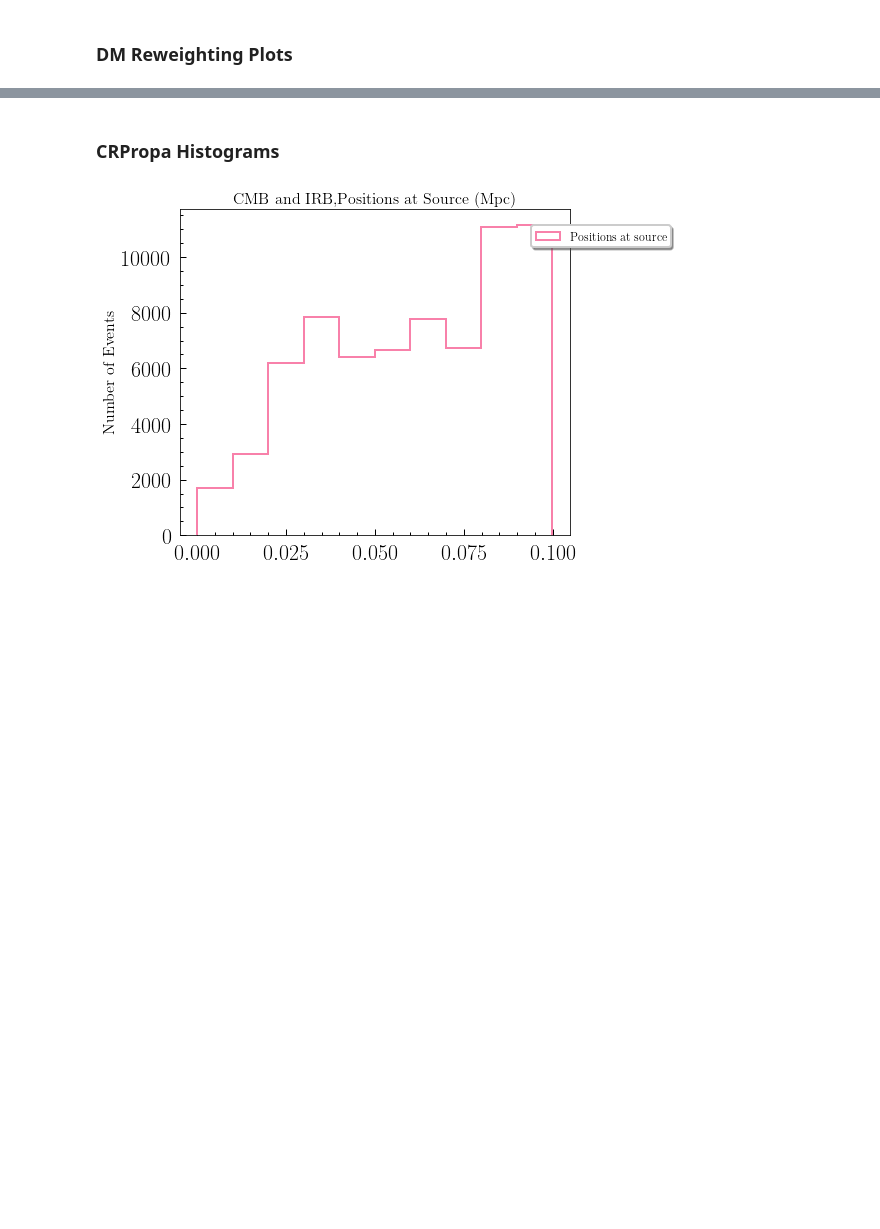
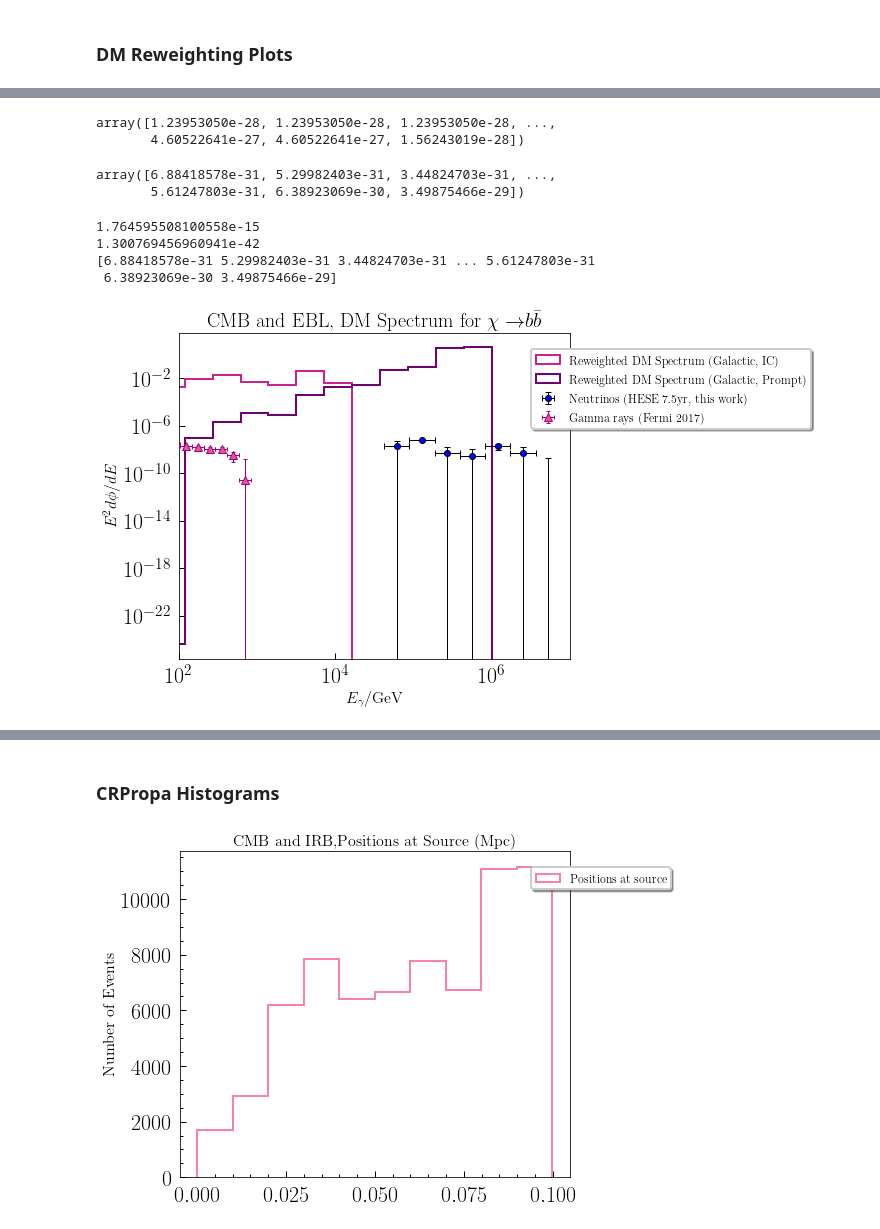
Before and after one commit to bskrzypek/Gamma-Ray-Constraints-on-DM, a Jupyter notebook: CRPropaScripts/DMSpectra3.ipynb, the cells around one changed output, grey strips where cells are left out. Drawn from its saved outputs; the diff is of its cells as text; code cells hidden in the pictures; blank space fills up the shorter version.

```diff
--- a/CRPropaScripts/DMSpectra3.ipynb
+++ b/CRPropaScripts/DMSpectra3.ipynb
@@ -123,10 +138,10 @@ def H(z):
     h = np.sqrt(omega_m*(1+z)**3+(1-omega_m))
     return h
 def weights_extragalactic(r,mDM,tauDM):
-    c = (1/(4*(np.pi)*mDM*tauDM))
+    a = (1/(4*(np.pi)*mDM*tauDM))
     z = (H0*r/c)*10**(-3) #converts distance in kpc to redshift
-    f = 1/(H0*H(z)*(1+z))
-    return c*f
+    f = (1+z)/(H0*H(z))
+    return a*f
 # %%
 weights_extragalactic(1000,10**6,10**28)
 # %% [output]
@@ -133,0 +149,3 @@ weights_extragalactic(1000,10**6,10**28)
+# %%
+dR_galactic = (0.1-0.001)/1000
+dR_galactic
@@ -391,0 +1308,4 @@ def MakeGammaDMAttPlot(file_galactic,file_extragalactic,mDM,initial_state,irb =
+# %%
+weights_r,weights_energies,weights_final_galactic = MakeGalacticWeights(file_galactic_ebl,2*10**6,5,True)
+# %%
+weights_rIC,weights_energiesIC,weights_final_ICgalactic = MakeGalacticWeights(file_galactic_ebl_IC,2*10**6,5,True)
@@ -391,0 +1316,18 @@ def MakeGammaDMAttPlot(file_galactic,file_extragalactic,mDM,initial_state,irb =
+# %%
+weights_final_ICgalactic
+# %% [output]
+array([1.23953050e-28, 1.23953050e-28, 1.23953050e-28, ...,
+       4.60522641e-27, 4.60522641e-27, 1.56243019e-28])
+# %%
+weights_final_galactic
+# %% [output]
+array([6.88418578e-31, 5.29982403e-31, 3.44824703e-31, ...,
+       5.61247803e-31, 6.38923069e-30, 3.49875466e-29])
+# %%
+MakeGammaDMAttPlot(file_galactic_ebl,file_galactic_ebl_IC,weights_final_galactic,weights_final_ICgalactic,2*10**6,5)
+# %% [output]
+1.764595508100558e-15
+1.300769456960941e-42
+[6.88418578e-31 5.29982403e-31 3.44824703e-31 ... 5.61247803e-31
+ 6.38923069e-30 3.49875466e-29]
+[figure, added]
```
Also changed, not shown: parts of 64 cells of this notebook.
